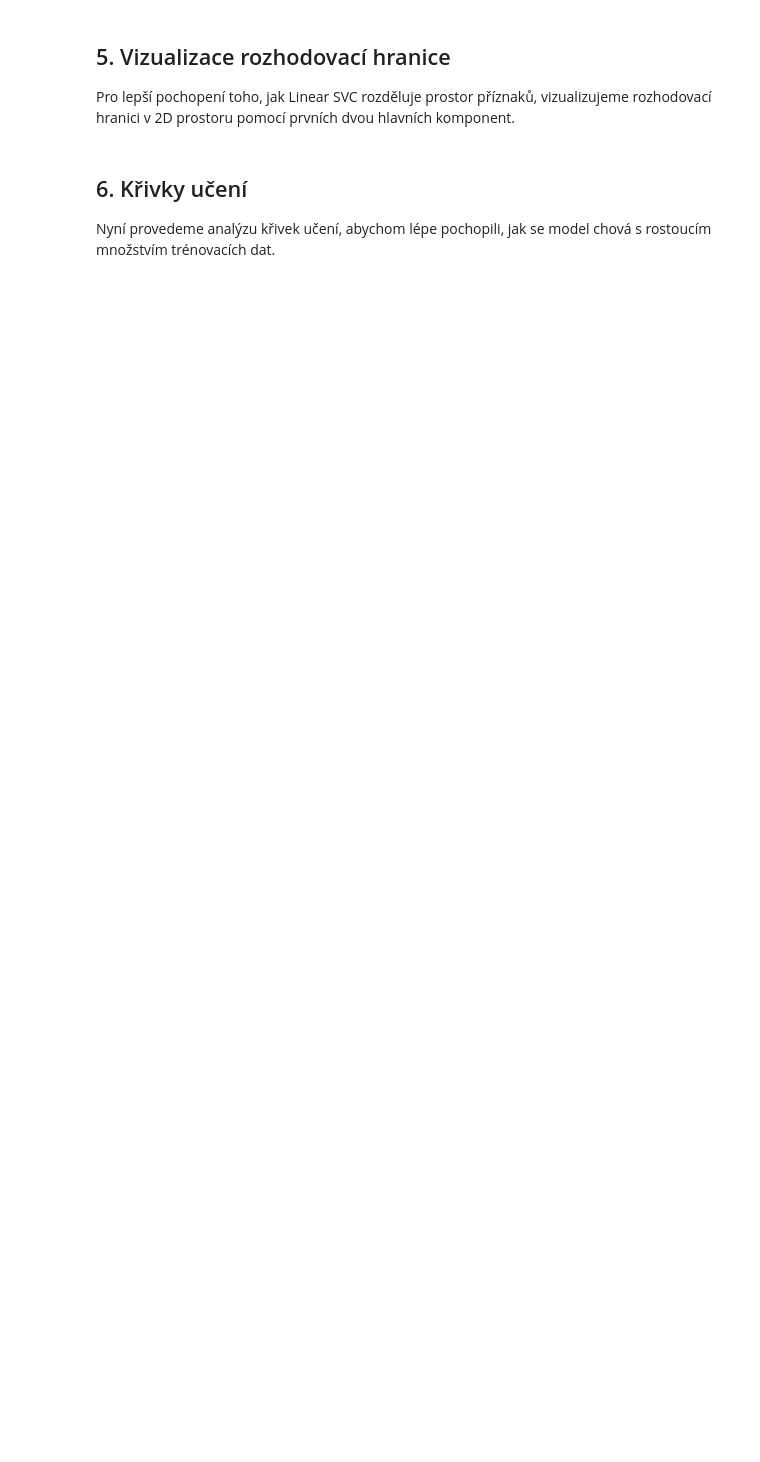
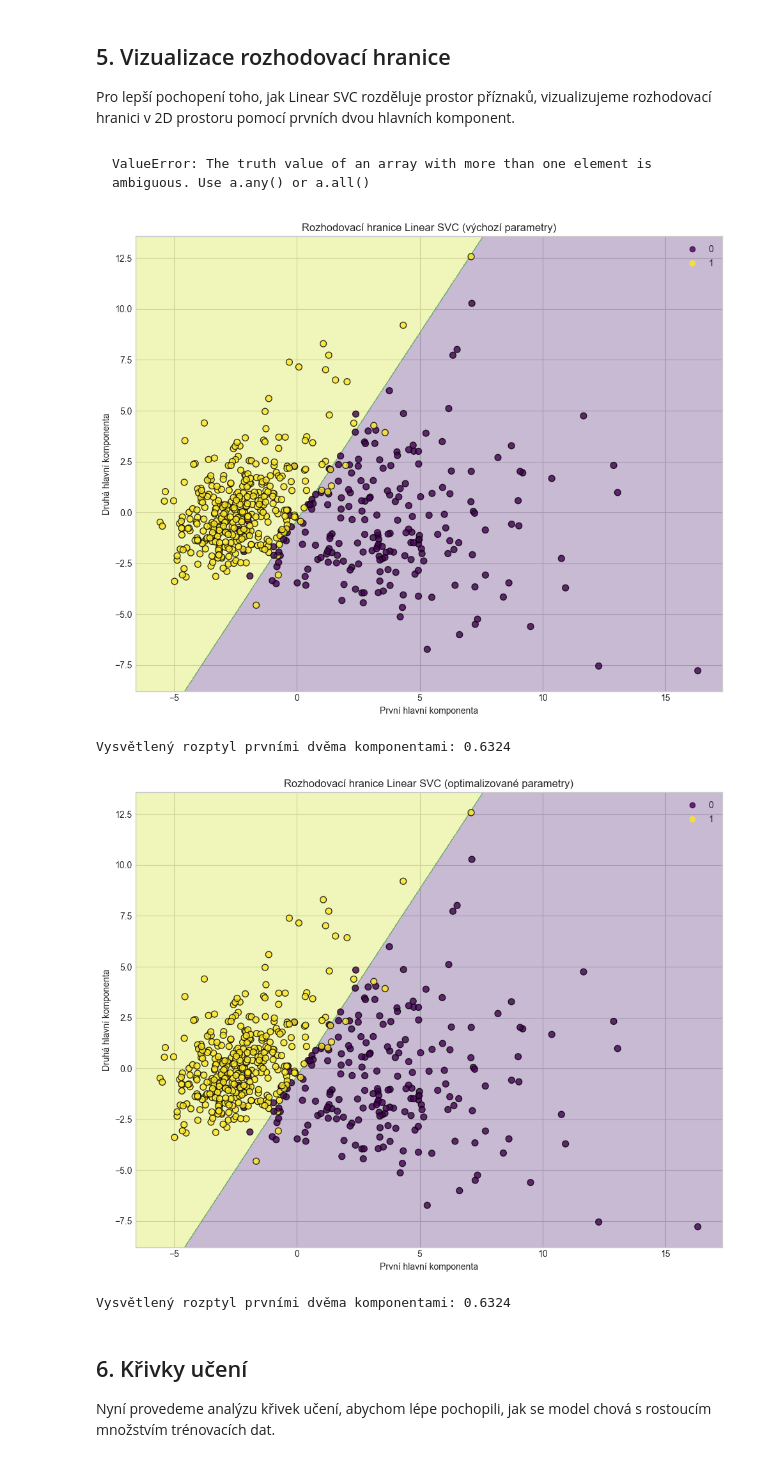
Before and after one commit to pavelklos/ai-ml, a Jupyter notebook: 9-SCIKIT-LEARN/01.03-Classification-Linear-SVC.ipynb, the cells around one changed output. Cells and saved outputs as stored; diff of their text form; code cells hidden in the pictures; blank space fills up the shorter version.

Commit message:
01.03-Classification-Linear-SVC.ipynb - UPDATE

````diff
--- a/9-SCIKIT-LEARN/01.03-Classification-Linear-SVC.ipynb
+++ b/9-SCIKIT-LEARN/01.03-Classification-Linear-SVC.ipynb
@@ -326,3 +482,59 @@ plot_decision_boundary(best_model, X, y, title='Rozhodovací hranice Linear SVC
+# %% [markdown]
+```
+ValueError: The truth value of an array with more than one element is ambiguous. Use a.any() or a.all()
+```
+# %%
+# Funkce pro vykreslení rozhodovací hranice
+def plot_decision_boundary(model, X, y, title='Rozhodovací hranice'):
+    # Redukce dimenzí pomocí PCA pro vizualizaci
+    pca = PCA(n_components=2)
+    X_pca = pca.fit_transform(StandardScaler().fit_transform(X))
+
+    # Trénování nového modelu na PCA datech
+    model_pca = make_pipeline(StandardScaler(), LinearSVC(dual=False, max_iter=10000, random_state=42))
+    model_pca.fit(X_pca, y)
+
+    # Vytvoření mřížky pro vizualizaci rozhodovací hranice
+    x_min, x_max = X_pca[:, 0].min() - 1, X_pca[:, 0].max() + 1
+    y_min, y_max = X_pca[:, 1].min() - 1, X_pca[:, 1].max() + 1
+    xx, yy = np.meshgrid(np.arange(x_min, x_max, 0.02), np.arange(y_min, y_max, 0.02))
+
+    # Predikce pro každý bod mřížky
+    Z = model_pca.predict(np.c_[xx.ravel(), yy.ravel()])
+    Z = Z.reshape(xx.shape)
+
+    # Vykreslení
+    plt.figure(figsize=(10, 8))
+    plt.contourf(xx, yy, Z, alpha=0.3, cmap=plt.cm.viridis)
+
+    # Vykreslení bodů
+    scatter = plt.scatter(X_pca[:, 0], X_pca[:, 1], c=y, cmap=plt.cm.viridis,
+                          edgecolor='k', s=50, alpha=0.8)
+    plt.xlabel('První hlavní komponenta')
+    plt.ylabel('Druhá hlavní komponenta')
+    plt.title(title)
+
+    # Opravené vykreslení legendy
+    handles, labels = scatter.legend_elements()
+    plt.legend(handles=handles, labels=labels)
+
+    plt.grid(True)
+    plt.tight_layout()
+    plt.show()
+
+    # Výpis vysvětleného rozptylu
+    print(f"Vysvětlený rozptyl prvními dvěma komponentami: {pca.explained_variance_ratio_.sum():.4f}")
+
+# Vykreslení rozhodovací hranice pro běžný Linear SVC
+plot_decision_boundary(linear_svc, X, y, title='Rozhodovací hranice Linear SVC (výchozí parametry)')
+
+# Vykreslení rozhodovací hranice pro optimalizovaný Linear SVC
+plot_decision_boundary(best_model, X, y, title='Rozhodovací hranice Linear SVC (optimalizované parametry)')
+# %% [output]
+[figure, added]
+Vysvětlený rozptyl prvními dvěma komponentami: 0.6324
+[figure, added]
+Vysvětlený rozptyl prvními dvěma komponentami: 0.6324
 # %% [markdown]
 ## 6. Křivky učení
 
````
Also changed, not shown: parts of 20 cells of this notebook, 1 other file.
